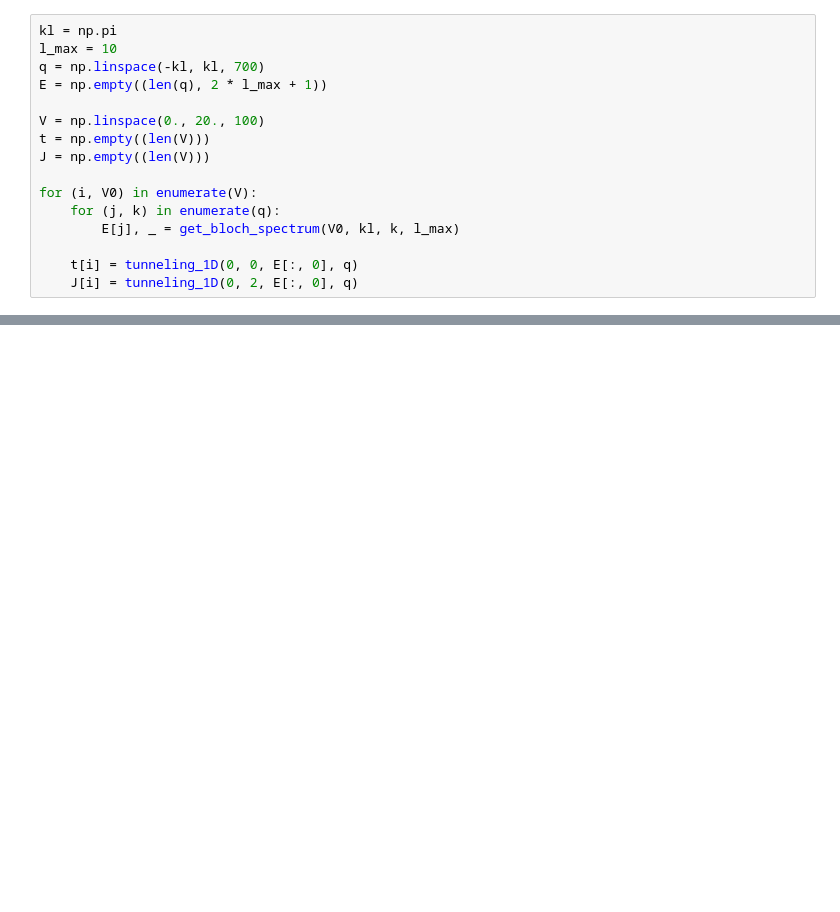
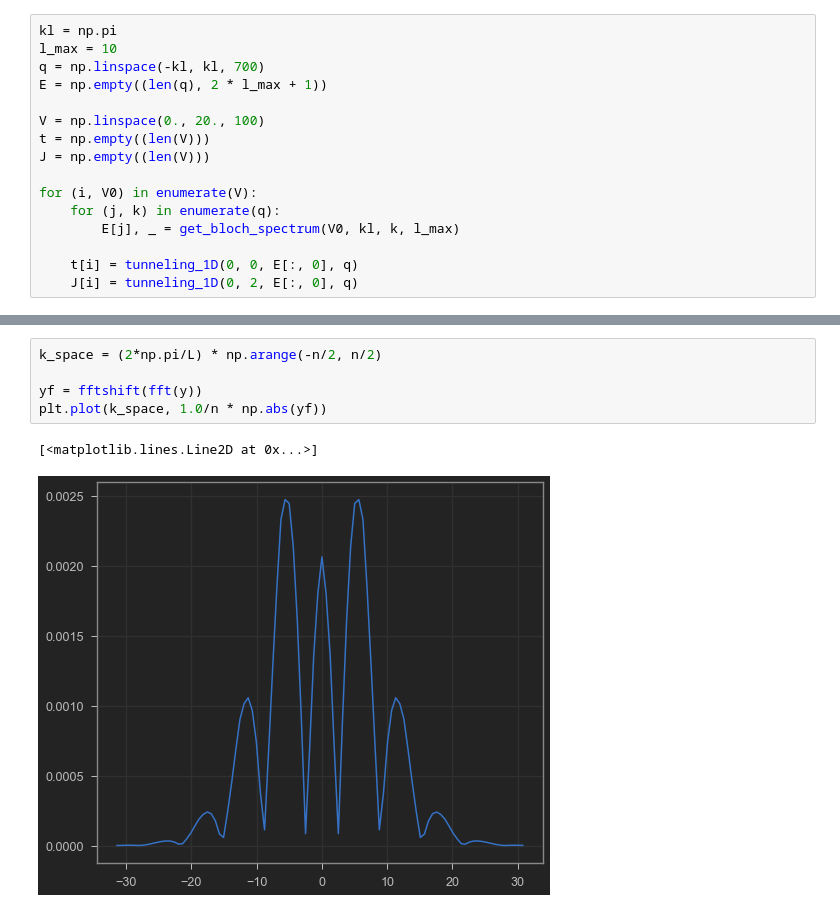
Before and after one commit to 20akshay00/MSThesis, a Jupyter notebook: src/Calculating_WaveFunc/Wannier.ipynb, the cells around one changed output, grey strips where cells are left out. Drawn from its saved outputs; the diff is of its cells as text; blank space fills up the shorter version.

```diff
--- a/src/Calculating_WaveFunc/Wannier.ipynb
+++ b/src/Calculating_WaveFunc/Wannier.ipynb
@@ -106,0 +115,8 @@ plt.plot(V, J, c = "C15")
+# %%
+k_space = (2*np.pi/L) * np.arange(-n/2, n/2)
+
+yf = fftshift(fft(y))
+plt.plot(k_space, 1.0/n * np.abs(yf))
+# %% [output]
+[<matplotlib.lines.Line2D at 0x...>]
+[figure, added]
```
Also changed, not shown: parts of 13 cells of this notebook, 6 other files.
